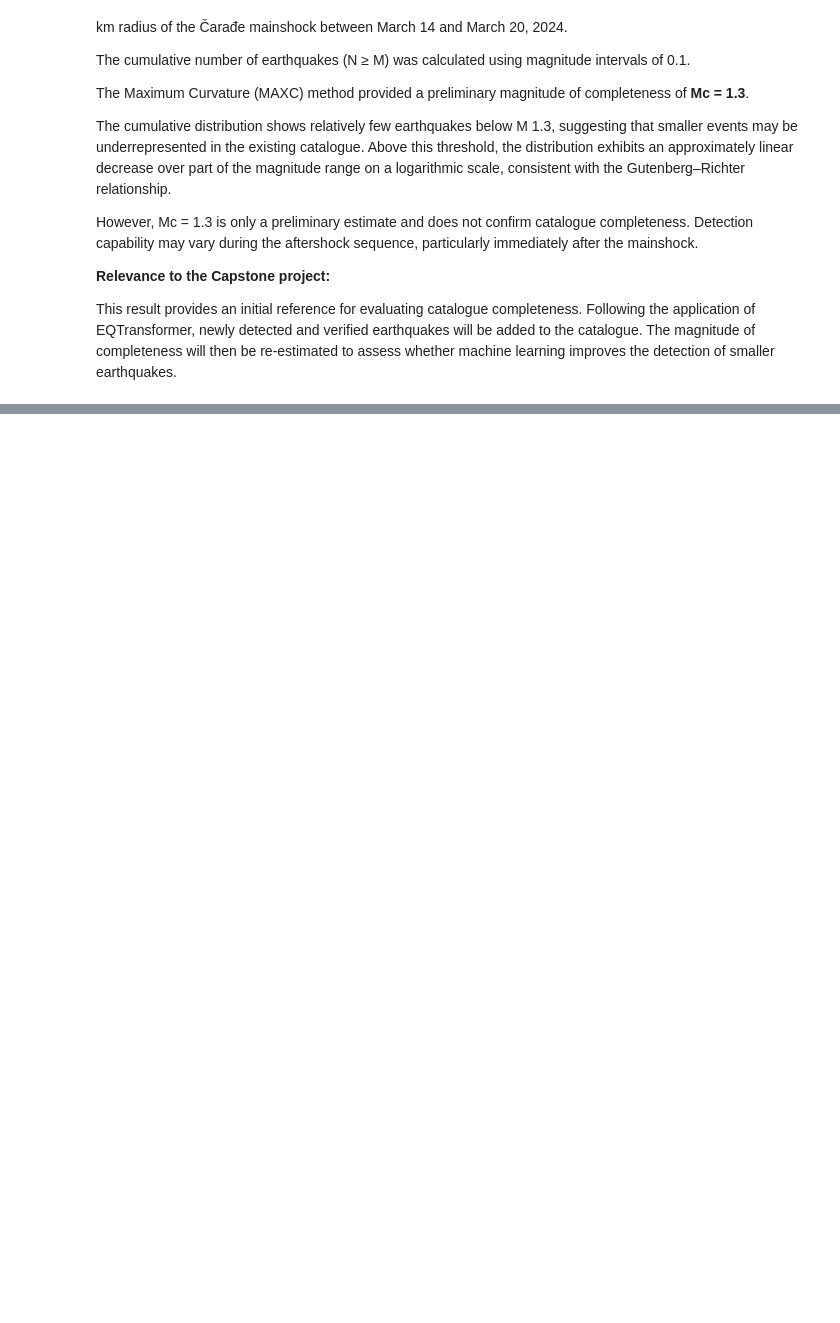
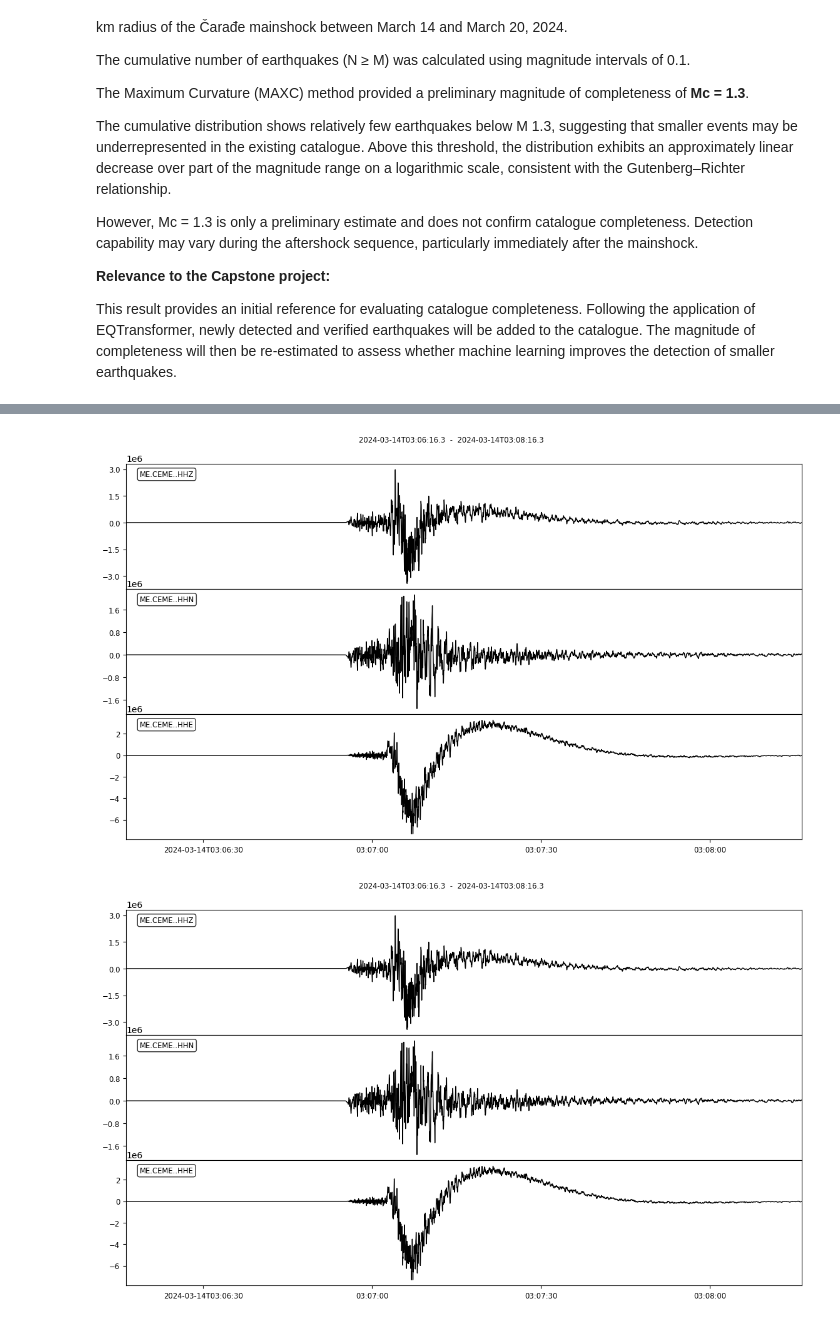
Before and after one commit to milena-seismo/DSB_capstone, a Jupyter notebook: DSB_Capstone_Milena.ipynb, the cells around one changed output, grey strips where cells are left out. Saved outputs shown, nothing was run; the diff lists cells and outputs as text; code cells hidden in the pictures; blank space fills up the shorter version.

```diff
--- a/DSB_Capstone_Milena.ipynb
+++ b/DSB_Capstone_Milena.ipynb
@@ -1114,3 +1114,16 @@ However, Mc = 1.3 is only a preliminary estimate and does not confirm catalogue
 **Relevance to the Capstone project:**
 
 This result provides an initial reference for evaluating catalogue completeness. Following the application of EQTransformer, newly detected and verified earthquakes will be added to the catalogue. The magnitude of completeness will then be re-estimated to assess whether machine learning improves the detection of smaller earthquakes.
+# %%
+
+# Install ObsPy
+!pip -q install obspy
+
+# Import ObsPy
+from obspy import read
+
+# Read three-component seismic waveforms
+st = read("/content/ME.CEME..HH?.D.2024.074")
+
+# Display waveform information
+print(st)
@@ -1116,0 +1178,21 @@ This result provides an initial reference for evaluating catalogue completeness.
+# %%
+
+from obspy import UTCDateTime
+
+# Mainshock origin time
+t0 = UTCDateTime("2024-03-14T03:06:46.300")
+
+# Extract a two-minute window around the mainshock
+st_event = st.copy().trim(
+    starttime=t0 - 30,
+    endtime=t0 + 90
+)
+
+# Display three-component waveforms
+st_event.plot(
+    size=(1200, 700),
+    equal_scale=False
+)
+# %% [output]
+[figure, added]
+[figure, added]
```
Also changed, not shown: parts of 9 cells of this notebook.
